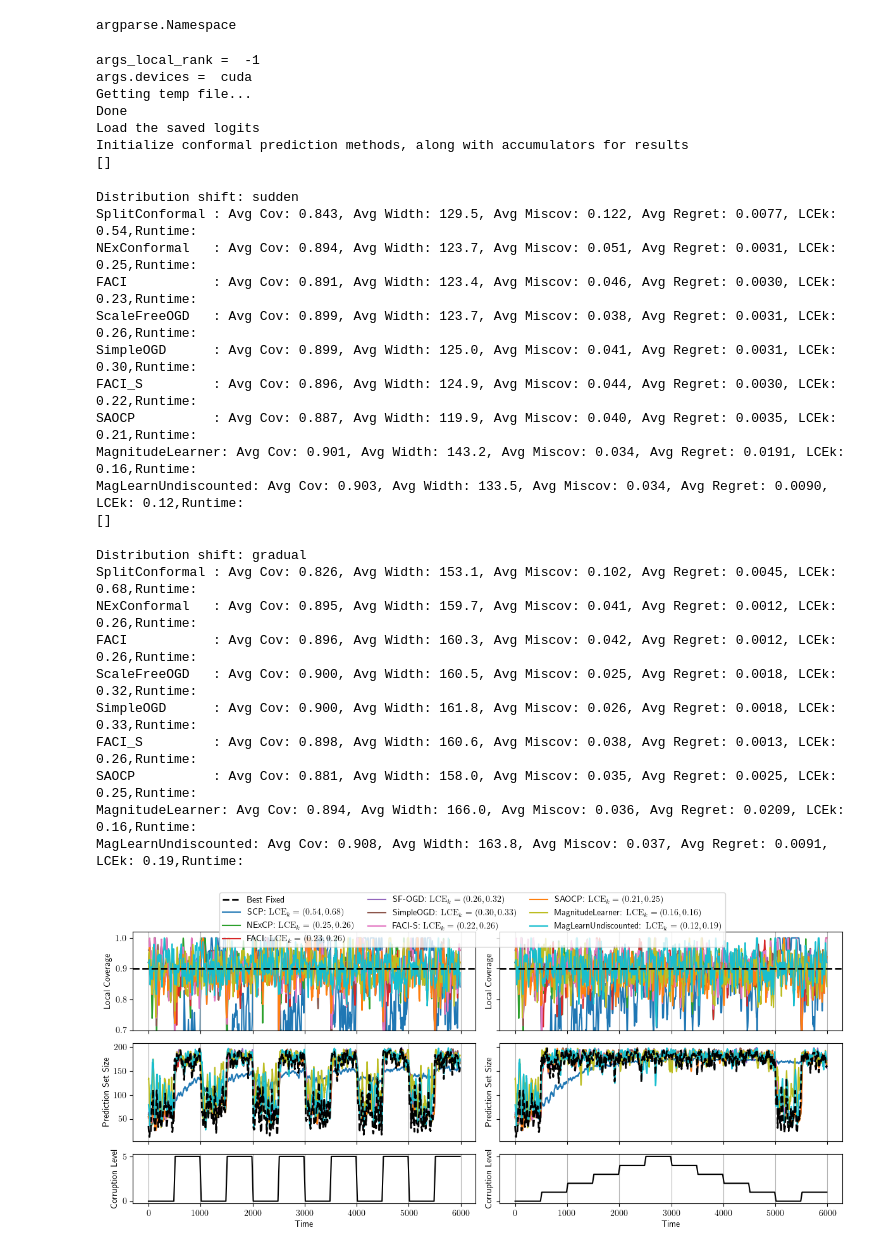
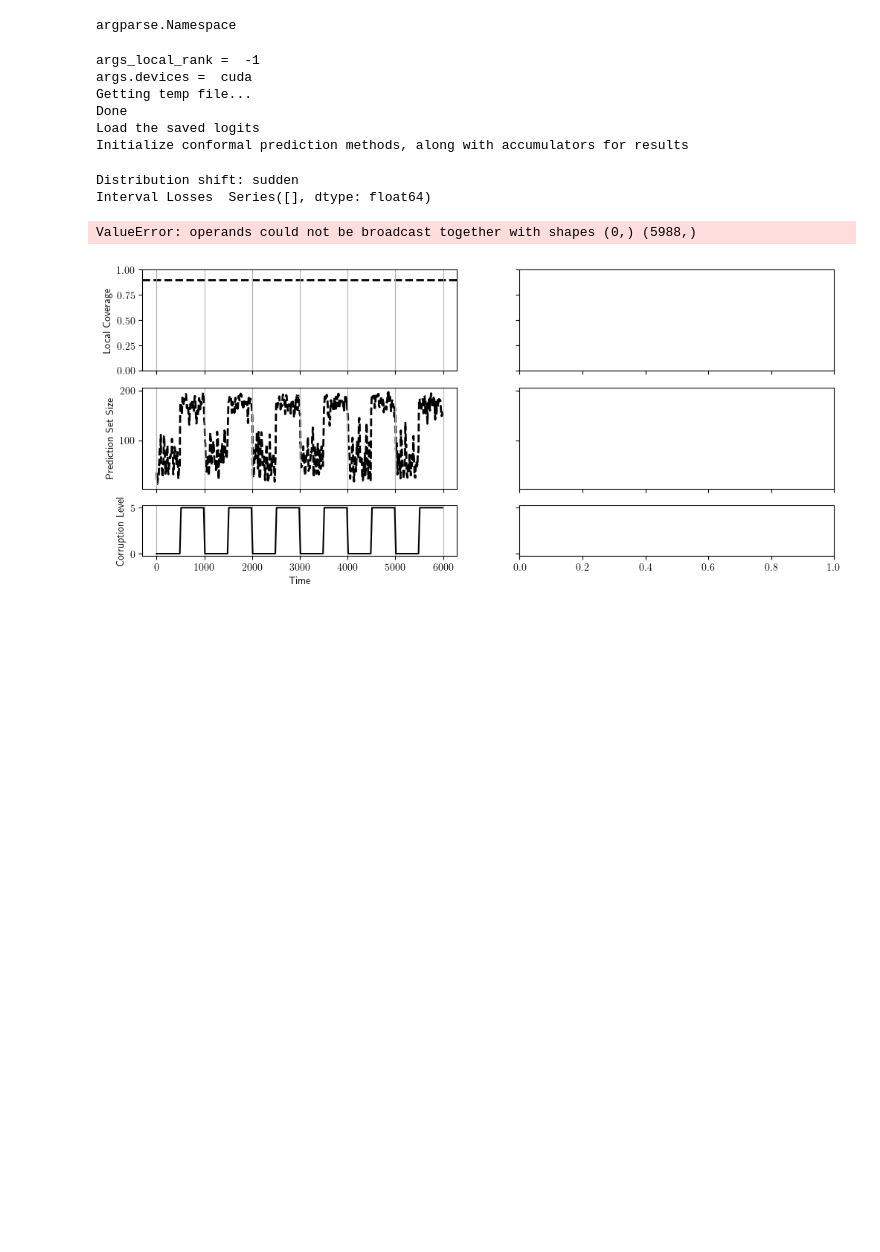
Before and after one commit to ComputationalRobotics/discounted-adaptive, a Jupyter notebook: vision_TinyImageNet.ipynb, the cells around one changed output. Drawn from its saved outputs; the diff is of its cells as text; code cells hidden in the pictures; blank space fills up the shorter version.

```diff
--- a/vision_TinyImageNet.ipynb
+++ b/vision_TinyImageNet.ipynb
@@ -270,7 +264,7 @@ if args.local_rank in [-1, 0]:
     lmbda, k_reg, n_class = raps_params(args.dataset)
     D_old = 1 + lmbda * np.sqrt(n_class - k_reg)
     D = D_old
-    methods = [SplitConformal, NExConformal, FACI, ScaleFreeOGD, SimpleOGD, FACI_S, SAOCP, MagnitudeLearner, MagLearnUndiscounted]
+    methods = [MagnitudeLearnerV2]
     #methods = [ScaleFreeOGD, SimpleOGD, SAOCP, MagnitudeLearner, MagLearnUndiscounted]
     label2err = defaultdict(list)
     plt.rcParams["text.usetex"] = True
@@ -341,6 +335,7 @@ if args.local_rank in [-1, 0]:
             int_cov = gaussian_filter1d(pd.Series(coverages[name]).rolling(window).mean().dropna(), sigma=3)
             int_w = pd.Series(s_hats[name] if plot_loss else widths[name]).rolling(window).mean().dropna()
             int_losses = pd.Series(pinball_loss(s_opts, s_hat, args.target_cov)).rolling(window).mean().dropna()
+            print("Interval Losses ", int_losses)
             opts = [pinball_loss(s_opts[i : i + window], q, args.target_cov).mean() for i, q in enumerate(int_q)]
             int_regret = int_losses.values - np.asarray(opts)
             int_miscov = np.abs(args.target_cov - int_cov)
@@ -359,52 +354,33 @@ if args.local_rank in [-1, 0]:
                 f"Avg Width: {np.mean(widths[name]):.1f}, "
                 f"Avg Miscov: {np.mean(int_miscov):.3f}, "
                 f"Avg Regret: {np.mean(int_regret):.4f}, "
                 f"LCEk: {np.max(int_miscov):.2f},"
                 f"Runtime:"
             )
 
     fig.tight_layout()
     labels = []
     lines = axs[0, 0].get_lines()
     for line in lines:
         label = line.get_label()
         if label in label2err:
             label = f"{label}: $\\mathrm{{LCE}}_k = ({','.join(label2err[label])})$"
         labels.append(label)
     #ncols = math.ceil(len(lines) / 2) if FACI_S in methods else len(lines)
     ncols = 3
     fig.subplots_adjust(top=0.92 if ncols == len(lines) else 0.88)
     fig.legend(lines, labels, loc="upper center", ncols=ncols, fontsize=10, columnspacing=1.5)
     figdir = os.path.join(os.path.dirname(os.path.abspath(__file__)), "figures")
     os.makedirs(figdir, exist_ok=True)
     fig.savefig(os.path.join(figdir, f"{args.dataset}_{round(D/D_old,3)}D.pdf"))
 # %% [output]
 args_local_rank =  -1
 args.devices =  cuda
 Getting temp file...
 Done
 Load the saved logits
 Initialize conformal prediction methods, along with accumulators for results
-[]
 Distribution shift: sudden
-SplitConformal : Avg Cov: 0.843, Avg Width: 129.5, Avg Miscov: 0.122, Avg Regret: 0.0077, LCEk: 0.54,Runtime:
-NExConformal   : Avg Cov: 0.894, Avg Width: 123.7, Avg Miscov: 0.051, Avg Regret: 0.0031, LCEk: 0.25,Runtime:
-FACI           : Avg Cov: 0.891, Avg Width: 123.4, Avg Miscov: 0.046, Avg Regret: 0.0030, LCEk: 0.23,Runtime:
-ScaleFreeOGD   : Avg Cov: 0.899, Avg Width: 123.7, Avg Miscov: 0.038, Avg Regret: 0.0031, LCEk: 0.26,Runtime:
-SimpleOGD      : Avg Cov: 0.899, Avg Width: 125.0, Avg Miscov: 0.041, Avg Regret: 0.0031, LCEk: 0.30,Runtime:
-FACI_S         : Avg Cov: 0.896, Avg Width: 124.9, Avg Miscov: 0.044, Avg Regret: 0.0030, LCEk: 0.22,Runtime:
-SAOCP          : Avg Cov: 0.887, Avg Width: 119.9, Avg Miscov: 0.040, Avg Regret: 0.0035, LCEk: 0.21,Runtime:
-MagnitudeLearner: Avg Cov: 0.901, Avg Width: 143.2, Avg Miscov: 0.034, Avg Regret: 0.0191, LCEk: 0.16,Runtime:
-MagLearnUndiscounted: Avg Cov: 0.903, Avg Width: 133.5, Avg Miscov: 0.034, Avg Regret: 0.0090, LCEk: 0.12,Runtime:
-[]
+Interval Losses  Series([], dtype: float64)
-Distribution shift: gradual
-SplitConformal : Avg Cov: 0.826, Avg Width: 153.1, Avg Miscov: 0.102, Avg Regret: 0.0045, LCEk: 0.68,Runtime:
-NExConformal   : Avg Cov: 0.895, Avg Width: 159.7, Avg Miscov: 0.041, Avg Regret: 0.0012, LCEk: 0.26,Runtime:
-FACI           : Avg Cov: 0.896, Avg Width: 160.3, Avg Miscov: 0.042, Avg Regret: 0.0012, LCEk: 0.26,Runtime:
-ScaleFreeOGD   : Avg Cov: 0.900, Avg Width: 160.5, Avg Miscov: 0.025, Avg Regret: 0.0018, LCEk: 0.32,Runtime:
-SimpleOGD      : Avg Cov: 0.900, Avg Width: 161.8, Avg Miscov: 0.026, Avg Regret: 0.0018, LCEk: 0.33,Runtime:
-FACI_S         : Avg Cov: 0.898, Avg Width: 160.6, Avg Miscov: 0.038, Avg Regret: 0.0013, LCEk: 0.26,Runtime:
-SAOCP          : Avg Cov: 0.881, Avg Width: 158.0, Avg Miscov: 0.035, Avg Regret: 0.0025, LCEk: 0.25,Runtime:
-MagnitudeLearner: Avg Cov: 0.894, Avg Width: 166.0, Avg Miscov: 0.036, Avg Regret: 0.0209, LCEk: 0.16,Runtime:
-MagLearnUndiscounted: Avg Cov: 0.908, Avg Width: 163.8, Avg Miscov: 0.037, Avg Regret: 0.0091, LCEk: 0.19,Runtime:
+ValueError: operands could not be broadcast together with shapes (0,) (5988,)
-[figure, old version]
+[figure, new version]
```
Also changed, not shown: parts of 1 cell of this notebook, 1 other file.
